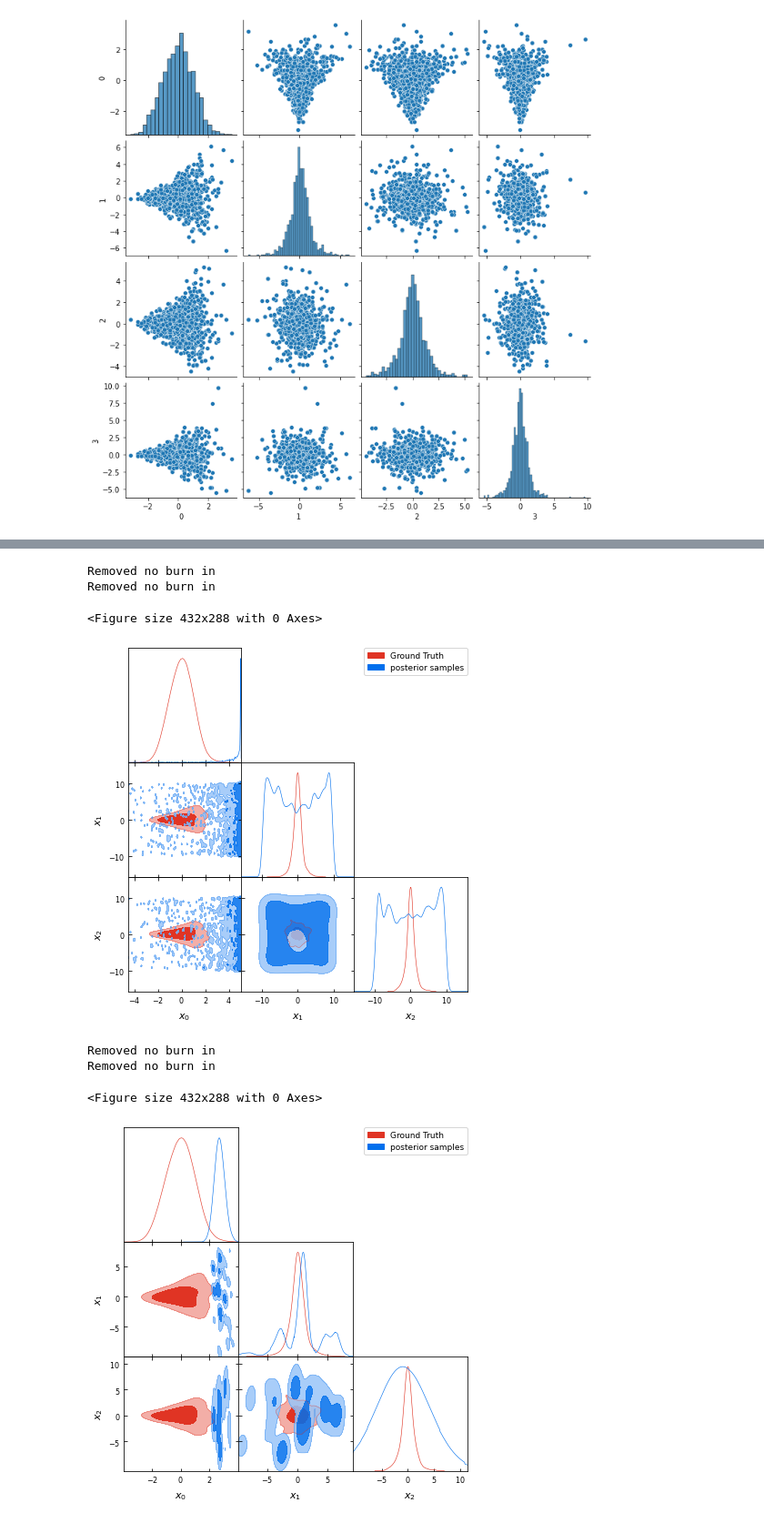
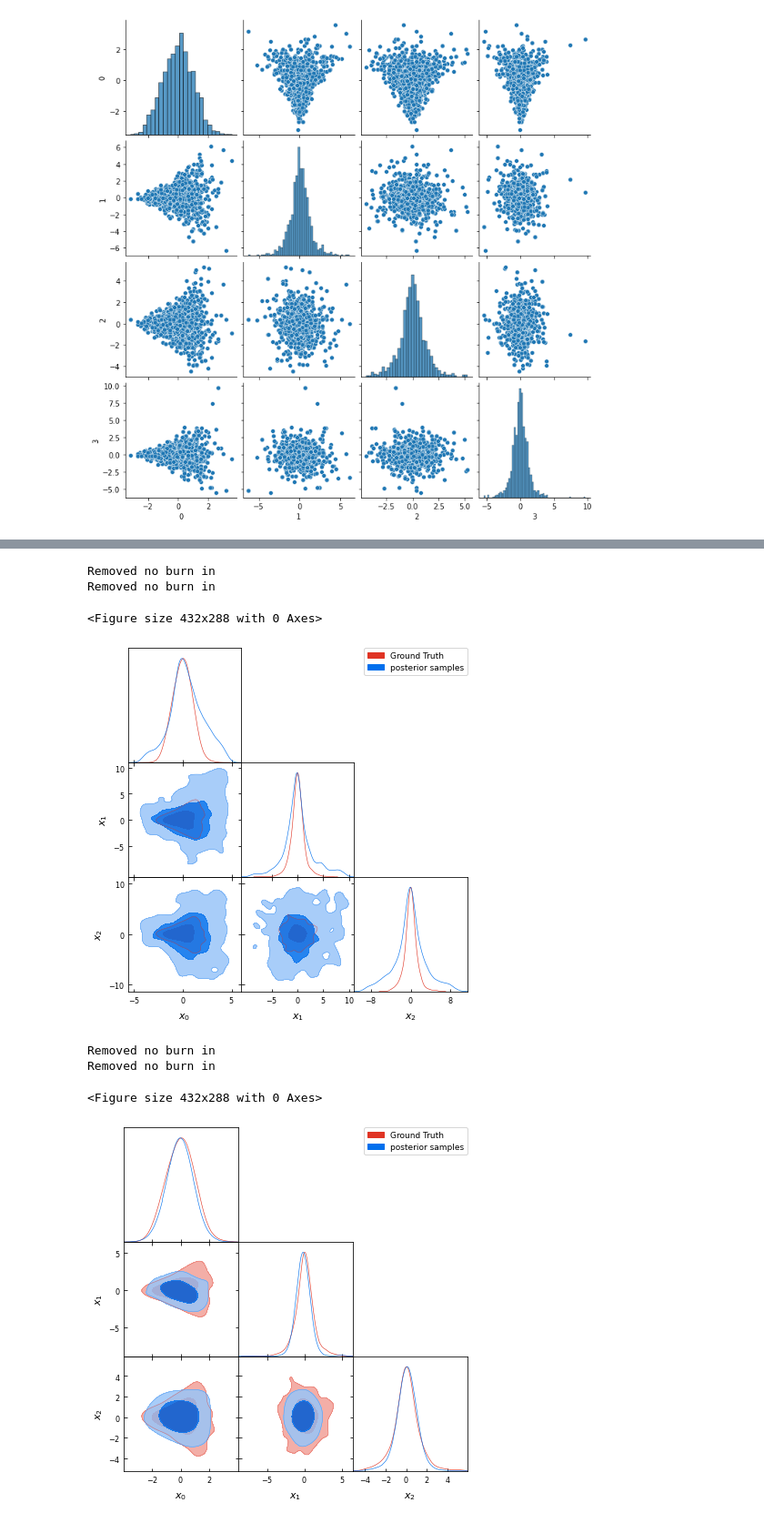
Before and after one commit to RichardGrumitt/nfmc_jax_tests, a Jupyter notebook: funnel_test.ipynb, the cells around one changed output, grey strips where cells are left out. Shown: that part at 91% size. Saved outputs shown, nothing was run; the diff lists cells and outputs as text; code cells hidden in the pictures.

Commit message:
funnel tests with DLA.

```diff
--- a/funnel_test.ipynb
+++ b/funnel_test.ipynb
@@ -53,7 +53,7 @@ def log_flat_prior(x):
 log_like_grad = jax.grad(log_like)
 log_prior_grad = jax.grad(log_flat_prior)
 
-jax_prior_init = jax.random.uniform(key, shape=(64, D), minval=lower, maxval=upper)
+jax_prior_init = jax.random.uniform(key, shape=(300, D), minval=lower, maxval=upper)
 print(jnp.amax(jax_prior_init[:, 5]))
 print(jnp.amin(jax_prior_init[:, 5]))
 
@@ -124,18 +124,18 @@ Key SINF/SNF parameters. See GIS.py, SINF.py and optimize.py for code.
 alpha_w = (0.0, 0.9)
 NBfirstlayer = True
 verbose = False
-interp_nbin = 20
+interp_nbin = 10
 trainable_qw = False # Just leave this for now.
 sgd_steps = 100
 gamma = 0
-knots_trainable = 20
-optimize_directions = True
+knots_trainable = 10
+optimize_directions = False
 logp_cut = None
 edge_bins = 0
 Whiten = True
 Whiten_with_weights = True
 iteration = 20
-NERCOME = False
+NERCOME = True
 t_ess = 0.9
 
 '''
@@ -173,8 +173,8 @@ nfmc_snf_only = False
 fixed_beta_schedule = None
 vanilla_smc = True
 reg = 0.0
-reg1 = 0.5
-reg2 = 0.5
+reg1 = 1.0
+reg2 = 1.0
 latent_mcmc = 'LIMH'
 imh_target_acc_rate = 0.5
 max_imh_steps = 25
@@ -187,7 +187,7 @@ nf_iter = 25
 slice_iterations = 10
 
 dla_step_size = 1.0
-num_extra_dla_samples = 300
+num_extra_dla_samples = 0
 grad_norm_thresh = 0.5
 max_dla_line_steps = 20
 log_like_grad = log_like_grad
@@ -197,7 +197,7 @@ accelerate_dla = True
 grad_free_dla = False
 dla_beta_thresh = 0.5
 latent_dla = True
-rel_fish_tol = 0.01
+rel_fish_tol = 1e-3
 abs_fish_tol = 1e-3
 # %% [markdown]
 Now we can run our 10d Gaussian example.
@@ -287,5 +313,5 @@ dict_keys(['burnin_0', 'post_burnin_0'])
 # %%
-q_string = 'post_burnin_0'
+q_string = 'DLA_21'
 
 # There were 10 temperature levels. q10_w corresponds to the q fit at beta=1 i.e. the target.
 qi = q_models[q_string]
@@ -360,12 +386,12 @@ plot_triangles(q_samples[:,0:3], np.ones(len(q_samples)), truth_samples=x_prime[
 Removed no burn in
 Removed no burn in
 <Figure size 432x288 with 0 Axes>
-[figure, old version]
+[figure, new version]
 # %%
-plot_triangles(q_samples[:,0:3], iw, truth_samples=x_prime[:,0:3], out_name='funnel_weight_CMH_loss3_.png',
+plot_triangles(q_samples[:,0:3], iw, truth_samples=x_prime[:,0:3], out_name='funnel_weight_CMH_loss3.png',
                d=3)
 # %% [output]
 Removed no burn in
 Removed no burn in
 <Figure size 432x288 with 0 Axes>
-[figure, old version]
+[figure, new version]
```
Also changed, not shown: parts of 23 cells of this notebook.
